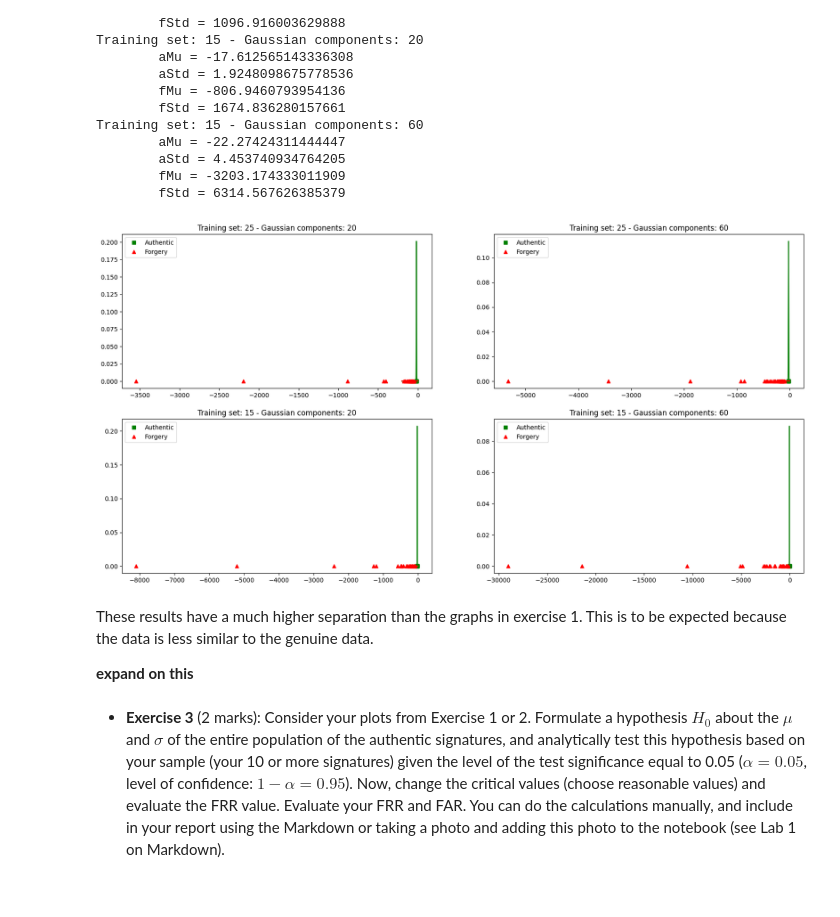
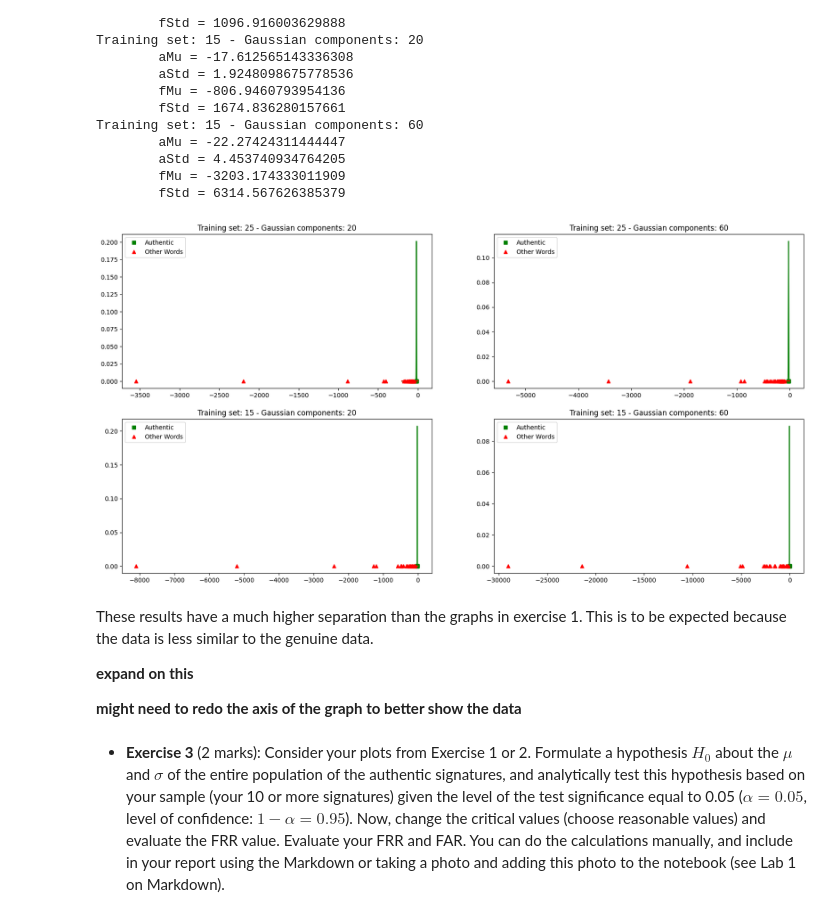
Before and after one commit to TheJade/ENCM509, a Jupyter notebook: Lab3/Lab3-SigVerif GMM.ipynb, the cells around one changed output. Drawn from its saved outputs; the diff is of its cells as text; code cells hidden in the pictures.

```diff
--- a/Lab3/Lab3-SigVerif GMM.ipynb
+++ b/Lab3/Lab3-SigVerif GMM.ipynb
@@ -448,26 +448,29 @@ Training set: 15 - Gaussian components: 60
 # %%
 plt.figure(figsize=(20,10))
 x = np.arange(-200, 0, 0.01)
 
 for i in range(0, 4):
 
     plt.subplot(2,2,i+1)
     aProb = norm.pdf(x, loc=np.mean(aScores[i]), scale=np.std(aScores[i]))
     fProb = norm.pdf(x, loc=np.mean(fScores[i]), scale=np.std(fScores[i]))
     plt.plot(x, aProb, 'g')
     plt.plot(aScores[i], np.zeros(len(aScores[i])), 'gs', lw=2, label='Authentic')
     plt.plot(x, fProb, 'r')
-    plt.plot(fScores[i], np.zeros(len(fScores[i])), 'r^', lw=2, label='Forgery')
+    plt.plot(fScores[i], np.zeros(len(fScores[i])), 'r^', lw=2, label='Other Words')
     plt.legend();
     plt.title('Training set: {} - Gaussian components: {}'.format(train[i], comp[i]));
 
 plt.show()
 # %% [output]
-[figure, old version]
+[figure, new version]
 # %% [markdown]
 These results have a much higher separation than the graphs in exercise 1. This is to be expected because the data is less similar to the genuine data.
 
 **expand on this**
+
+
+**might need to redo the axis of the graph to better show the data**
 # %% [markdown]
 - **Exercise 3** (2 marks): Consider your plots from Exercise 1 or 2. Formulate a hypothesis $H_0$ about the $\mu$ and $\sigma$ of the entire population of the authentic signatures, and analytically test this hypothesis based on your sample (your 10 or more signatures) given the level of the test significance equal to 0.05 ($\alpha=0.05$, level of confidence: $1-\alpha= 0.95$). Now, change the critical values (choose reasonable values) and evaluate the FRR value.  Evaluate your FRR and FAR. You can do the calculations manually, and include in  your report using the Markdown or taking a photo and adding this photo to the notebook (see Lab 1 on Markdown).
 # %% [markdown]
```
Also changed, not shown: parts of 2 cells of this notebook.
